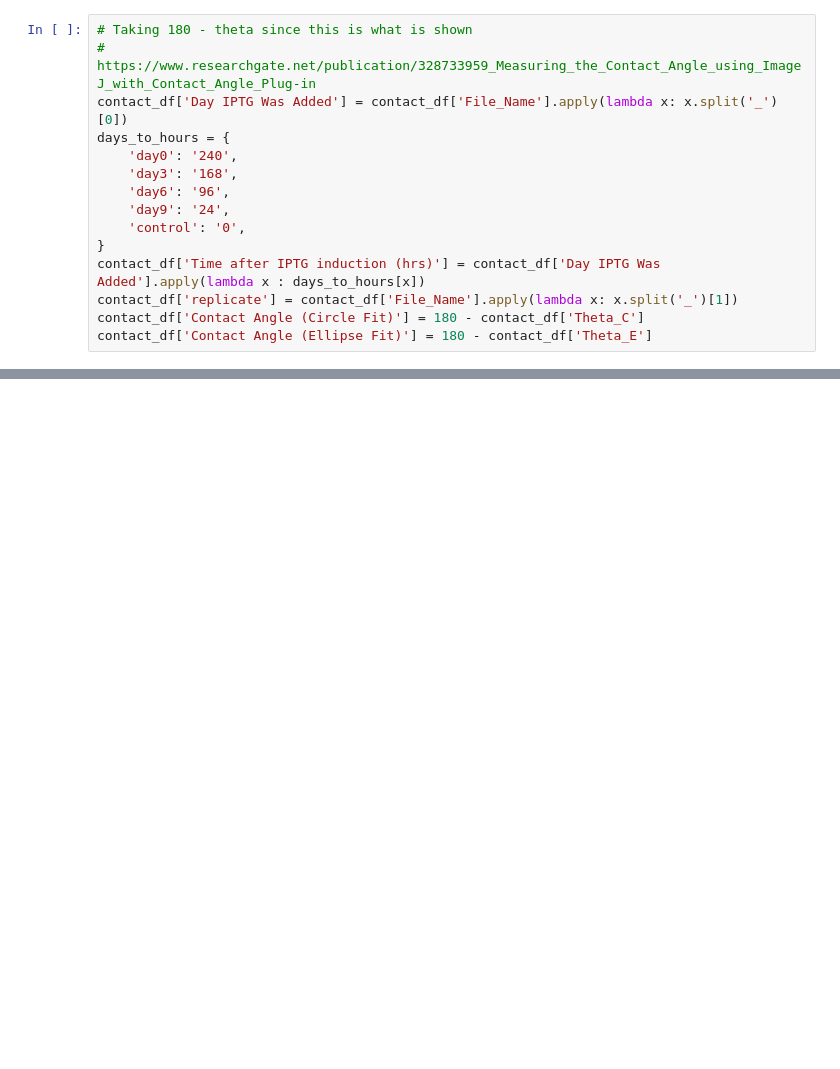
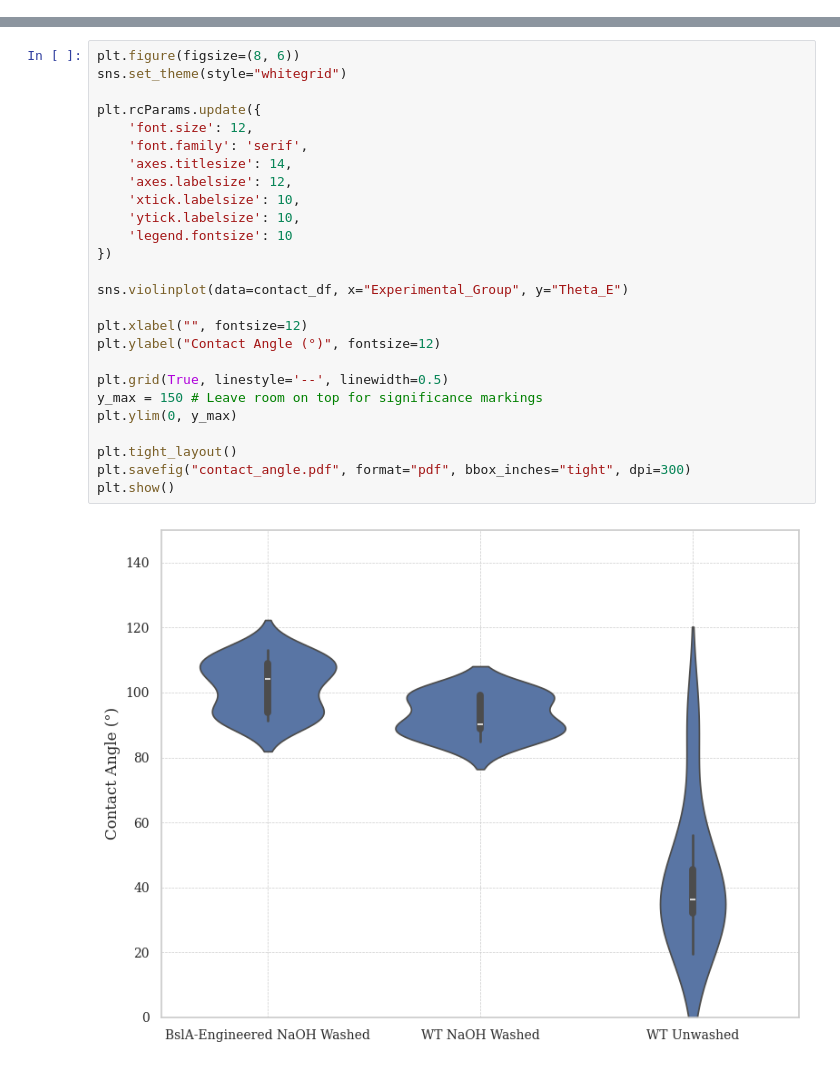
Before and after one commit to YitongTseo/cellulose_origami, a Jupyter notebook: droplet_tests/contact_angles.ipynb, the cells around one changed output, grey strips where cells are left out. Saved outputs shown, nothing was run; the diff lists cells and outputs as text; blank space fills up the shorter version.

Commit message:
droplet_data and analysis

```diff
--- a/droplet_tests/contact_angles.ipynb
+++ b/droplet_tests/contact_angles.ipynb
@@ -16,15 +25,0 @@ contact_df = pd.read_csv('contact_angles.csv', comment="#")
-# %%
-# Taking 180 - theta since this is what is shown
-# https://www.researchgate.net/publication/328733959_Measuring_the_Contact_Angle_using_ImageJ_with_Contact_Angle_Plug-in
-contact_df['Day IPTG Was Added'] = contact_df['File_Name'].apply(lambda x: x.split('_')[0])
-days_to_hours = {
-    'day0': '240',
-    'day3': '168',
-    'day6': '96',
-    'day9': '24',
-    'control': '0',
-}
-contact_df['Time after IPTG induction (hrs)'] = contact_df['Day IPTG Was Added'].apply(lambda x : days_to_hours[x])
-contact_df['replicate'] = contact_df['File_Name'].apply(lambda x: x.split('_')[1])
-contact_df['Contact Angle (Circle Fit)'] = 180 - contact_df['Theta_C']
-contact_df['Contact Angle (Ellipse Fit)'] = 180 - contact_df['Theta_E']
@@ -114,0 +35,28 @@ plt.show()
+# %%
+plt.figure(figsize=(8, 6))
+sns.set_theme(style="whitegrid")
+
+plt.rcParams.update({
+    'font.size': 12,
+    'font.family': 'serif',
+    'axes.titlesize': 14,
+    'axes.labelsize': 12,
+    'xtick.labelsize': 10,
+    'ytick.labelsize': 10,
+    'legend.fontsize': 10
+})
+
+sns.violinplot(data=contact_df, x="Experimental_Group", y="Theta_E")
+
+plt.xlabel("", fontsize=12)
+plt.ylabel("Contact Angle (°)", fontsize=12)
+
+plt.grid(True, linestyle='--', linewidth=0.5)
+y_max = 150 # Leave room on top for significance markings
+plt.ylim(0, y_max)
+
+plt.tight_layout()
+plt.savefig("contact_angle.pdf", format="pdf", bbox_inches="tight", dpi=300)
+plt.show()
+# %% [output]
+[figure, added]
```
Also changed, not shown: parts of 7 cells of this notebook, 48 other files.
